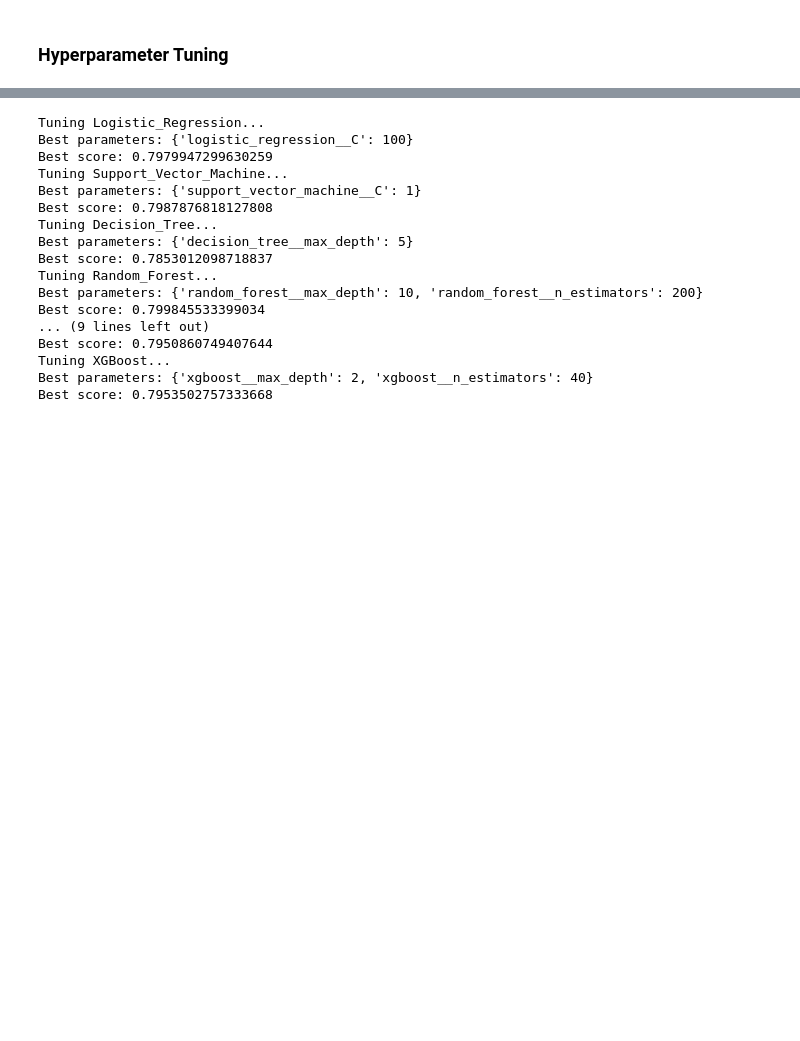
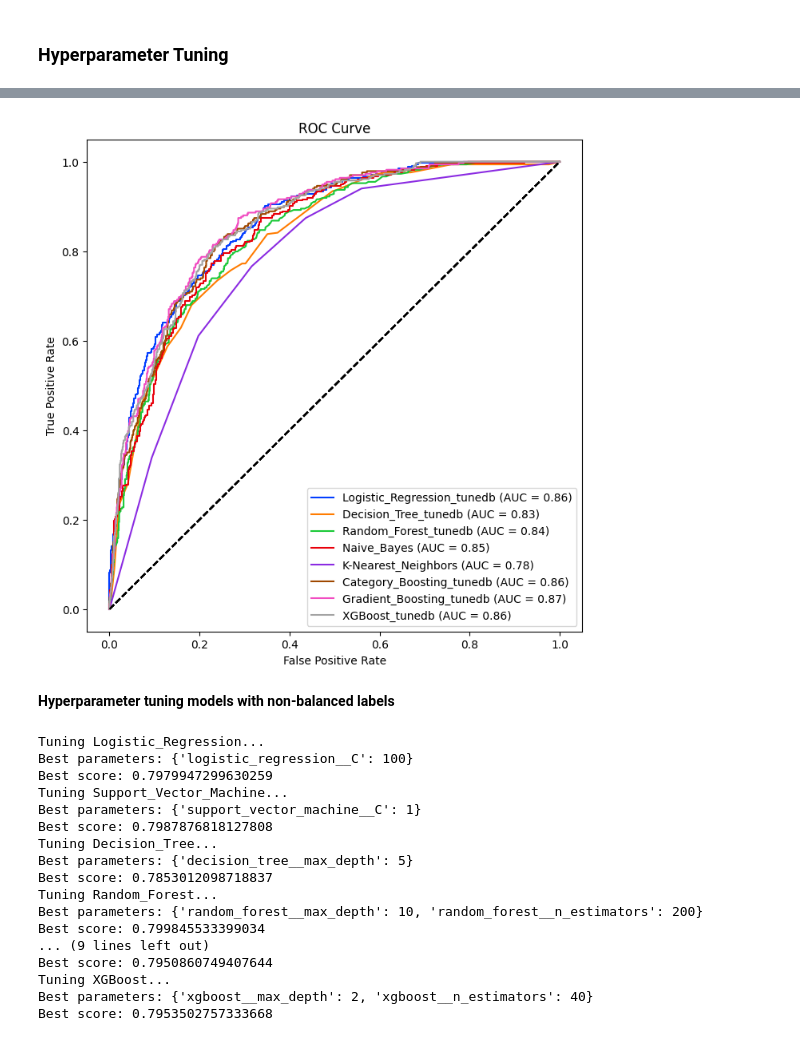
Before and after one commit to damzking/telco_churn-, a Jupyter notebook: LP2_telco_churn.ipynb, the cells around one changed output, grey strips where cells are left out. Saved outputs shown, nothing was run; the diff lists cells and outputs as text; code cells hidden in the pictures; blank space fills up the shorter version.

Commit message:
tuning

```diff
--- a/LP2_telco_churn.ipynb
+++ b/LP2_telco_churn.ipynb
@@ -1640,3 +1733,45 @@ Best score: 0.7858334556485151
+# %%
+fig, ax = plt.subplots(figsize=(8, 8))
+all_confusion_matrix_b = {}
+
+all_roc_data_b = {}
+
+# Iterate over the dictionary items directly
+for model_name, pipeline in all_pipelines_b.items():
+
+    # Check if the classifier is LinearSVC
+    if isinstance(pipeline.named_steps['classifier'], LinearSVC):
+        # Fit the pipeline first
+        pipeline.fit(X_train, y_train_encode)
+        # Wrap LinearSVC with CalibratedClassifierCV
+        calibrated_pipeline = CalibratedClassifierCV(pipeline.named_steps['classifier'], method='sigmoid', cv='prefit')
+        # Fit the CalibratedClassifierCV instance with training data
+        calibrated_pipeline.fit(pipeline.named_steps['preprocessor'].transform(X_train), y_train_encode)
+        y_score = calibrated_pipeline.predict_proba(pipeline.named_steps['preprocessor'].transform(X_eval))[:, 1]
+    else:
+        # For classifiers that have predict_proba directly
+        y_score = pipeline.predict_proba(X_eval)[:, 1]
+
+        fpr, tpr, thresholds = roc_curve(y_eval_encode, y_score)
+        roc_auc = auc(fpr, tpr)
+
+
+        roc_data_df = pd.DataFrame({'false_positive_rate': fpr, 'true_positive_rate': tpr, 'thresholds': thresholds})
+
+        # Store the ROC data in the dictionary
+        all_roc_data_b[model_name] = roc_data_df
+        ax.plot(fpr, tpr, label=f'{model_name} (AUC = {roc_auc:.2f})')
+
+        ax.plot([0, 1], [0, 1], 'k--')
+        ax.set_ylabel('True Positive Rate')
+        ax.set_xlabel('False Positive Rate')
+        ax.set_title('ROC Curve')
+        ax.legend(loc="lower right")
+plt.show()
+# %% [output]
+[figure, added]
+# %% [markdown]
+**Hyperparameter tuning models with non-balanced labels**
 # %%
 
 # Define preprocessor pipeline
```
Also changed, not shown: parts of 33 cells of this notebook, 4 other files.
